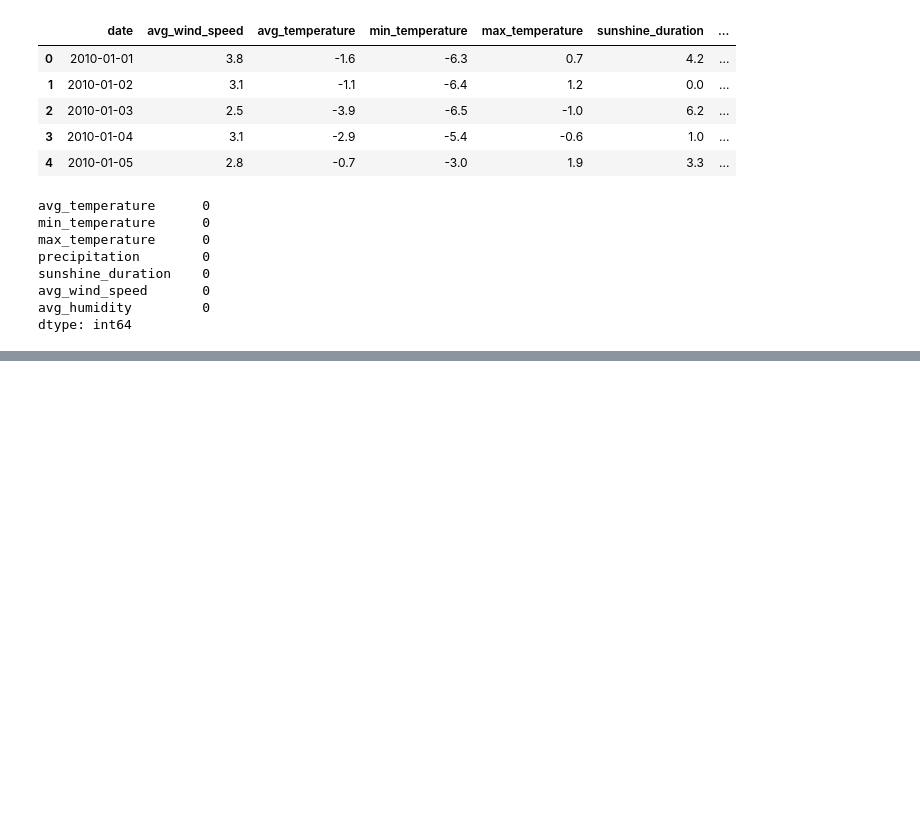
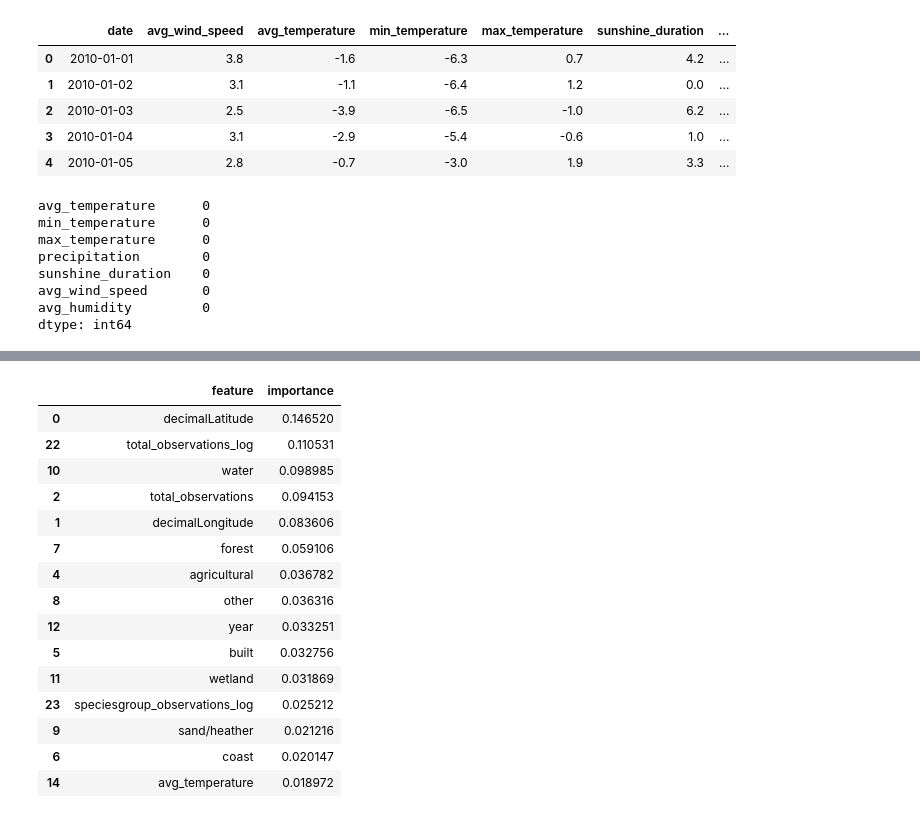
Before and after one commit to Shifu-boop/DSAI-Check-in-1, a Jupyter notebook: Check-in-1/Checkin-1.ipynb, the cells around one changed output, grey strips where cells are left out. Cells and saved outputs as stored; diff of their text form; code cells hidden in the pictures; blank space fills up the shorter version.

```diff
--- a/Check-in-1/Checkin-1.ipynb
+++ b/Check-in-1/Checkin-1.ipynb
@@ -388,0 +538,24 @@ df = pd.get_dummies(
+# %%
+feature_importance_1_to_3 = pd.DataFrame({
+    "feature": X_train_1_to_3.columns,
+    "importance": rf_1_to_3.feature_importances_
+}).sort_values(by="importance", ascending=False)
+
+feature_importance_1_to_3.head(15)
+# %% [output]
+|  | feature | importance |
+| 0 | decimalLatitude | 0.146520 |
+| 22 | total_observations_log | 0.110531 |
+| 10 | water | 0.098985 |
+| 2 | total_observations | 0.094153 |
+| 1 | decimalLongitude | 0.083606 |
+| 7 | forest | 0.059106 |
+| 4 | agricultural | 0.036782 |
+| 8 | other | 0.036316 |
+| 12 | year | 0.033251 |
+| 5 | built | 0.032756 |
+| 11 | wetland | 0.031869 |
+| 23 | speciesgroup_observations_log | 0.025212 |
+| 9 | sand/heather | 0.021216 |
+| 6 | coast | 0.020147 |
+| 14 | avg_temperature | 0.018972 |
```
Also changed, not shown: parts of 12 cells of this notebook.
